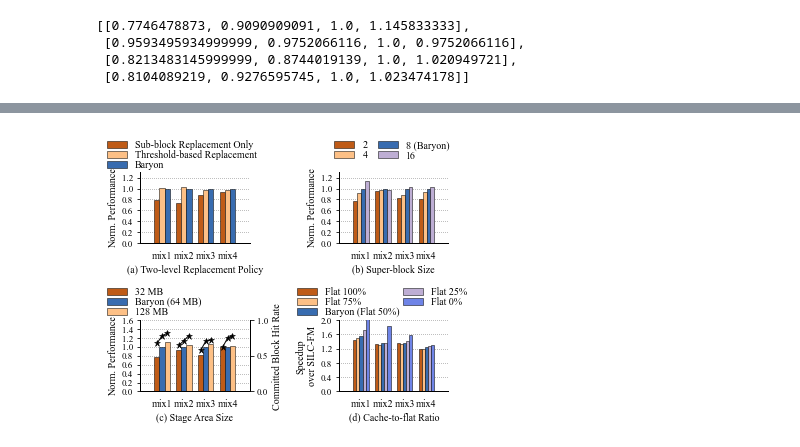
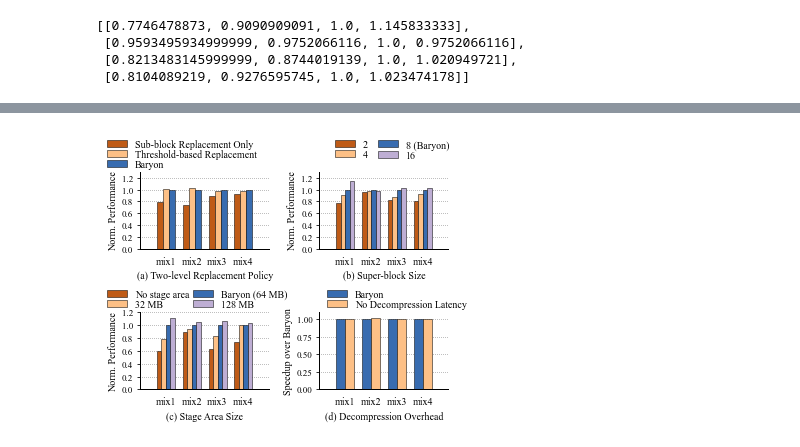
Before and after one commit to WANGHanshuo1220/data-repo-isca22-baryon, a Jupyter notebook: sensitivity.ipynb, the cells around one changed output, grey strips where cells are left out. Cells and saved outputs as stored; diff of their text form; code cells hidden in the pictures.

```diff
--- a/sensitivity.ipynb
+++ b/sensitivity.ipynb
@@ -103,9 +103,10 @@ pprint(sbsize_data_2darr)
 ''' Stage Size: Load data from file. '''
 csv_path = './3_sensitivity/stagesize.csv'
 workload_list = ['mix1', 'mix2', 'mix3', 'mix4']
-scheme_list = ['32MB Performance', '64MB Performance', '128MB Performance']
+scheme_list = ['0MB Performance', '32MB Performance', '64MB Performance', '128MB Performance']
 workload_dict = {item: item for item in workload_list}
 stagesize_scheme_dict = {
+    '0MB Performance': 'No Stage Area',
     '32MB Performance': '32 MB',
     '64MB Performance': 'Baryon (64 MB)',
     '128MB Performance': '128 MB'
@@ -113,9 +114,9 @@ stagesize_scheme_dict = {
 
 stagesize_title = 'Norm. Performance'
 fig_name = 'graph_sensitivity'
-stagesize_ylim = (0, 1.6)
+stagesize_ylim = (0, 1.2)
 stagesize_yticks = list(np.arange(stagesize_ylim[0], stagesize_ylim[1]+0.01, 0.2))
-stagesize_bar_colors = [easypyplot.color.COLOR_SET[i] for i in [4, 0, 5]]
+stagesize_bar_colors = [easypyplot.color.COLOR_SET[i] for i in [4, 5, 0]] +  ['#beaed4']
 assert len(stagesize_bar_colors) == len(stagesize_scheme_dict)
 
 # pprint(stagesize_yticks)
@@ -293,8 +284,8 @@ fig.legend(sbzsize_h, sbsize_legend, loc='upper right', bbox_to_anchor=(1, 1.11)
 
 ''' stage size plot '''
 stagesize_ax = fig.add_subplot(2, 2, 3)
-stagesize_ax2 = stagesize_ax.twinx()
-easypyplot.format.turn_off_box(stagesize_ax, twinx_axes=stagesize_ax2)
+# stagesize_ax2 = stagesize_ax.twinx()
+easypyplot.format.turn_off_box(stagesize_ax)
 stagesize_h = easypyplot.barchart.draw(
     stagesize_ax, stagesize_data_2darr,
     width=fig_bar_width,
@@ -305,20 +296,20 @@ stagesize_h = easypyplot.barchart.draw(
     xticklabelrotation=0,
     prop=ft,
     colors=stagesize_bar_colors)
-stagesize_h2 = []
-# easypyplot.format.turn_off_box(ax2)
-for group_id in range(len(workload_dict)):
-    # layout_xticks = list(np.arange(fig_xticks[group_id] - 1/3))
-    gap = 1./3 - 1.0 * fig_bar_width / 6
-    layout_xticks = [stagesize_xticks[group_id] - gap, stagesize_xticks[group_id], stagesize_xticks[group_id] + gap]
-    print(layout_xticks)
-    stagesize_h2 += stagesize_ax2.plot(layout_xticks, layout_data_2darr[group_id],
-                marker='*',
-                linewidth = '1.0',
-                color = '#000000',
-                markersize = '7.0',
-                # prop = ft
-                )
+# stagesize_h2 = []
+# # easypyplot.format.turn_off_box(ax2)
+# for group_id in range(len(workload_dict)):
+#     # layout_xticks = list(np.arange(fig_xticks[group_id] - 1/3))
+#     gap = 1./3 - 1.0 * fig_bar_width / 6
+#     layout_xticks = [stagesize_xticks[group_id] - gap, stagesize_xticks[group_id], stagesize_xticks[group_id] + gap]
+#     print(layout_xticks)
+#     stagesize_h2 += stagesize_ax2.plot(layout_xticks, layout_data_2darr[group_id],
+#                 marker='*',
+#                 linewidth = '1.0',
+#                 color = '#000000',
+#                 markersize = '7.0',
+#                 # prop = ft
+#                 )
 ''' x axis '''
 stagesize_ax.set_xlim([stagesize_ax.get_xticks()[0] - 1, stagesize_ax.get_xticks()[-1] + 1])
 stagesize_ax.set_xticks(stagesize_xticks)
@@ -331,49 +322,48 @@ stagesize_ax.yaxis.grid(True)
 stagesize_ax.set_ylim(stagesize_ylim)
 stagesize_ax.set_yticks(stagesize_yticks)
 stagesize_ax.set_ylabel(stagesize_title, multialignment='center', fontproperties=ft)
-stagesize_ax2.set_ylim([0., 1.])
-stagesize_ax2.set_ylabel('Committed Block Hit Rate', multialignment='center', fontproperties=ft)
+# stagesize_ax2.set_ylim([0., 1.])
+# stagesize_ax2.set_ylabel('Committed Block Hit Rate', multialignment='center', fontproperties=ft)
 ''' legend '''
 legend = [stagesize_scheme_dict[item] for item in stagesize_scheme_dict]
-fig.legend(stagesize_h, legend, loc='upper left', bbox_to_anchor=(0, 0.6),
-        ncol=1, frameon=False, prop=ft, columnspacing=0.3, labelspacing=0)
+fig.legend(stagesize_h, legend, loc='upper left', bbox_to_anchor=(0, 0.59),
+        ncol=2, frameon=False, prop=ft, columnspacing=0.3, labelspacing=0)
 
 ''' cfx plot '''
-cfr_ax = fig.add_subplot(2, 2, 4)
-easypyplot.format.turn_off_box(cfr_ax)
-cfr_h = easypyplot.barchart.draw(
-    cfr_ax, cfr_data_2darr,
+decomplat_ax = fig.add_subplot(2, 2, 4)
+easypyplot.format.turn_off_box(decomplat_ax)
+decomplat_h = easypyplot.barchart.draw(
+    decomplat_ax, decomplat_data_2darr,
     width=fig_bar_width,
     breakdown=False,
-    group_names=cfr_xlabels,
-    xticks=cfr_xticks,
+    group_names=decomplat_xlabels,
+    xticks=decomplat_xticks,
     xticklabelfontsize=fig_label_fontsize,
     xticklabelrotation=0,
     prop=ft,
-    colors=cfr_bar_colors)
+    colors=decomplat_bar_colors)
 ''' x axis '''
-cfr_ax.set_xlim([cfr_ax.get_xticks()[0] - 1, cfr_ax.get_xticks()[-1] + 1])
-cfr_ax.set_xticks(cfr_xticks)
-cfr_ax.set_xticklabels(cfr_xlabels, fontsize=fig_label_fontsize, fontproperties=ft)
-cfr_ax.xaxis.set_ticks_position('none') # Comment this and the next line for visible ticks
+decomplat_ax.set_xlim([decomplat_ax.get_xticks()[0] - 1, decomplat_ax.get_xticks()[-1] + 1])
+decomplat_ax.set_xticks(decomplat_xticks)
+decomplat_ax.set_xticklabels(decomplat_xlabels, fontsize=fig_label_fontsize, fontproperties=ft)
+decomplat_ax.xaxis.set_ticks_position('none') # Comment this and the next line for visible ticks
 # stagesize_ax.tick_params(direction='in') # [in, out, inout]
-cfr_ax.set_xlabel('(d) Cache-to-flat Ratio', fontproperties=ft)
+decomplat_ax.set_xlabel('(d) Decompression Overhead', fontproperties=ft)
 ''' y axis '''
-cfr_ax.yaxis.grid(True)
-cfr_ax.set_ylim(cfr_ylim)
-cfr_ax.set_yticks(cfr_yticks)
-cfr_ax.set_ylabel(cfr_title, multialignment='center', fontproperties=ft)
+decomplat_ax.yaxis.grid(True)
+decomplat_ax.set_ylim(decomplat_ylim)
+decomplat_ax.set_yticks(decomplat_yticks)
+decomplat_ax.set_ylabel(decomplat_title, multialignment='center', fontproperties=ft)
 ''' legend '''
-legend = [cfr_scheme_dict[item] for item in cfr_scheme_dict]
-fig.legend(cfr_h, legend, loc='upper right', bbox_to_anchor=(1.05, 0.6),
-        ncol=2, frameon=False, prop=ft, columnspacing=0.3, labelspacing=0)
+legend = [decomplat_scheme_dict[item] for item in decomplat_scheme_dict]
+fig.legend(decomplat_h, legend, loc='upper right', bbox_to_anchor=(1.05, 0.59),
+        ncol=1, frameon=False, prop=ft, columnspacing=0.3, labelspacing=0)
 
 
 ''' last resize '''
-# fig.subplots_adjust(hspace=1)
-plt.tight_layout(w_pad=1.5, h_pad=2.75)
+plt.tight_layout(w_pad=1.5, h_pad=1)
 easypyplot.format.resize_ax_box(repl_ax, hratio=0.8)
 easypyplot.format.resize_ax_box(sbsize_ax, hratio=0.8)
 easypyplot.format.resize_ax_box(stagesize_ax, hratio=0.8)
-easypyplot.format.resize_ax_box(cfr_ax, hratio=0.8)
+easypyplot.format.resize_ax_box(decomplat_ax, hratio=0.8)
 # %% [output]
@@ -388,4 +370,4 @@ easypyplot.format.resize_ax_box(cfr_ax, hratio=0.8)
-[figure, old version]
+[figure, new version]
 # %%
 ''' Save figures'''
 fig.savefig(fig_name+'.pdf', format="pdf", bbox_inches = 'tight')
```
Also changed, not shown: parts of 3 cells of this notebook, 25 other files.
